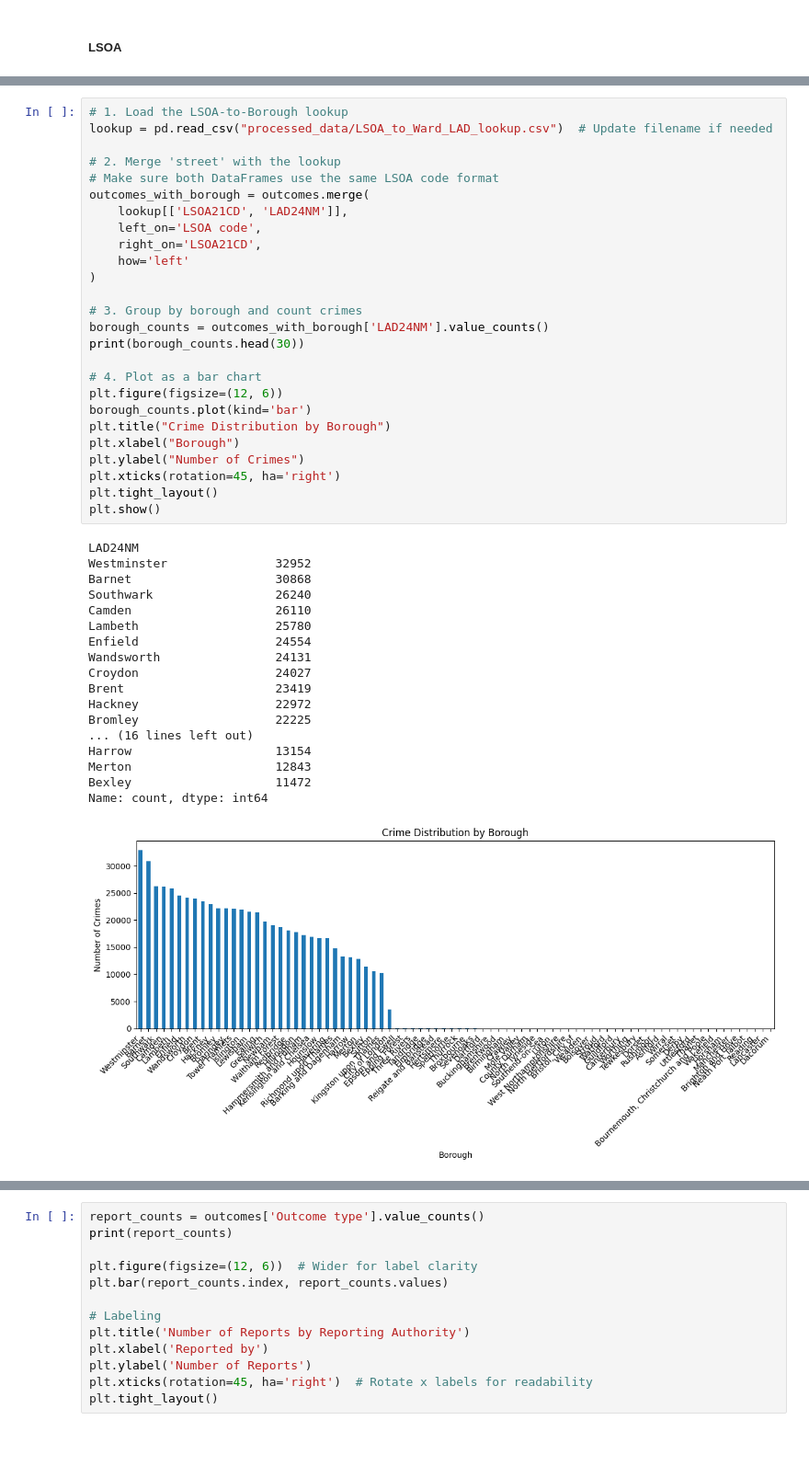
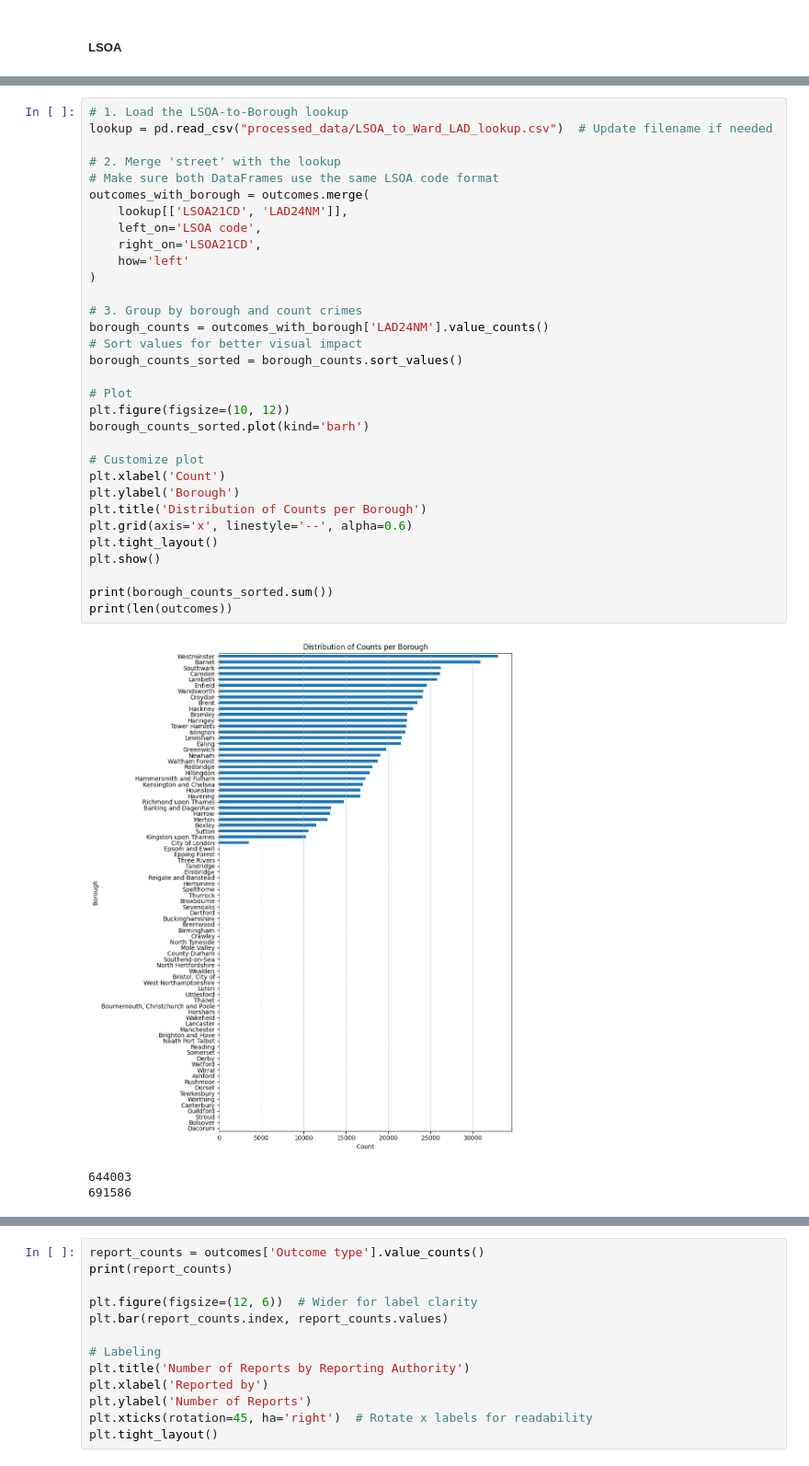
Before and after one commit to skyrimer/ARWCASP, a Jupyter notebook: basic_eda.ipynb, the cells around one changed output, grey strips where cells are left out. Shown at 92% size. Cells and saved outputs as stored; diff of their text form; blank space fills up the shorter version.

```diff
--- a/basic_eda.ipynb
+++ b/basic_eda.ipynb
@@ -473,45 +814,36 @@ Name: count, dtype: int64
 # %%
 # 1. Load the LSOA-to-Borough lookup
 lookup = pd.read_csv("processed_data/LSOA_to_Ward_LAD_lookup.csv")  # Update filename if needed
 
 # 2. Merge 'street' with the lookup
 # Make sure both DataFrames use the same LSOA code format
 outcomes_with_borough = outcomes.merge(
     lookup[['LSOA21CD', 'LAD24NM']],
     left_on='LSOA code',
     right_on='LSOA21CD',
     how='left'
 )
 
 # 3. Group by borough and count crimes
 borough_counts = outcomes_with_borough['LAD24NM'].value_counts()
-print(borough_counts.head(30))
+# Sort values for better visual impact
+borough_counts_sorted = borough_counts.sort_values()
 
-# 4. Plot as a bar chart
-plt.figure(figsize=(12, 6))
-borough_counts.plot(kind='bar')
-plt.title("Crime Distribution by Borough")
-plt.xlabel("Borough")
-plt.ylabel("Number of Crimes")
-plt.xticks(rotation=45, ha='right')
+# Plot
+plt.figure(figsize=(10, 12))
+borough_counts_sorted.plot(kind='barh')
+
+# Customize plot
+plt.xlabel('Count')
+plt.ylabel('Borough')
+plt.title('Distribution of Counts per Borough')
+plt.grid(axis='x', linestyle='--', alpha=0.6)
 plt.tight_layout()
 plt.show()
+
+print(borough_counts_sorted.sum())
+print(len(outcomes))
 # %% [output]
+[figure, new version]
-LAD24NM
-Westminster               32952
-Barnet                    30868
-Southwark                 26240
-Camden                    26110
-Lambeth                   25780
-Enfield                   24554
-Wandsworth                24131
-Croydon                   24027
-Brent                     23419
-Hackney                   22972
-Bromley                   22225
-... (16 lines left out)
-Harrow                    13154
-Merton                    12843
-Bexley                    11472
-Name: count, dtype: int64
+644003
+691586
-[figure, old version]
```
Also changed, not shown: parts of 41 cells of this notebook.
